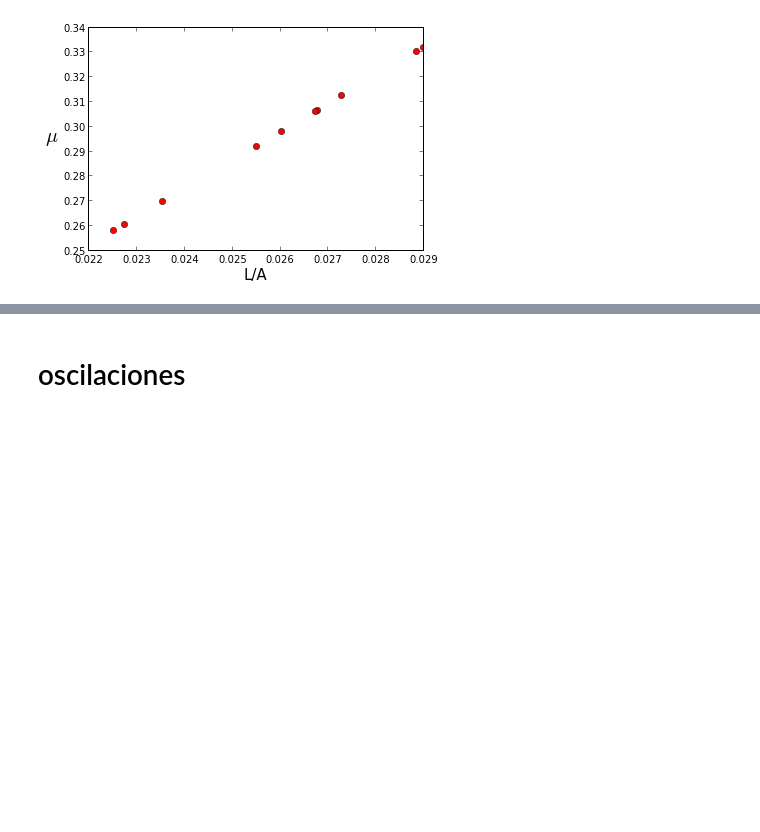
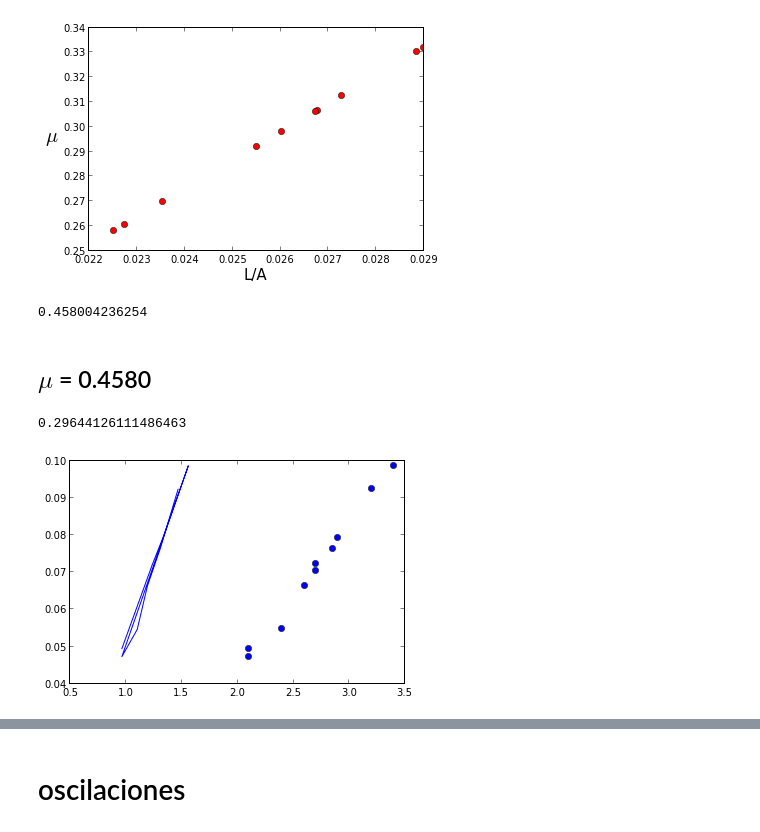
Before and after one commit to daniel-lozano/lab-intermedio, a Jupyter notebook: torque/Magnetico.ipynb, the cells around one changed output, grey strips where cells are left out. Saved outputs shown, nothing was run; the diff lists cells and outputs as text; code cells hidden in the pictures; blank space fills up the shorter version.

```diff
--- a/torque/Magnetico.ipynb
+++ b/torque/Magnetico.ipynb
@@ -60,0 +76,16 @@ ylabel("$ \mu $",rotation="horizontal",size=20)
+# %%
+mu=stats.linregress(A,L)[0]*m2*g/c
+print mu
+# %% [output]
+0.458004236254
+# %% [markdown]
+## $\mu$ = 0.4580
+# %%
+plot(A,L,"bo")
+pend=zeros(len(A),dtype="float")
+
+plot(pend,L)
+mean(M1)
+# %% [output]
+0.29644126111486463
+[figure, added]
```
Also changed, not shown: parts of 29 cells of this notebook.
